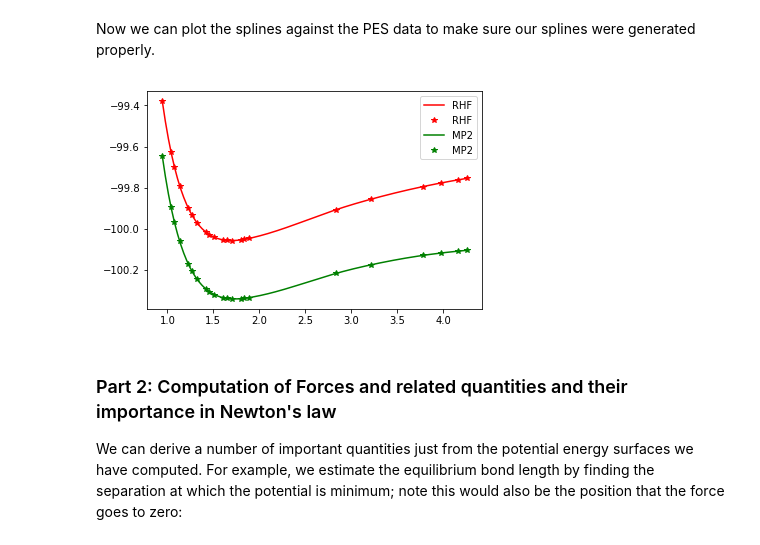
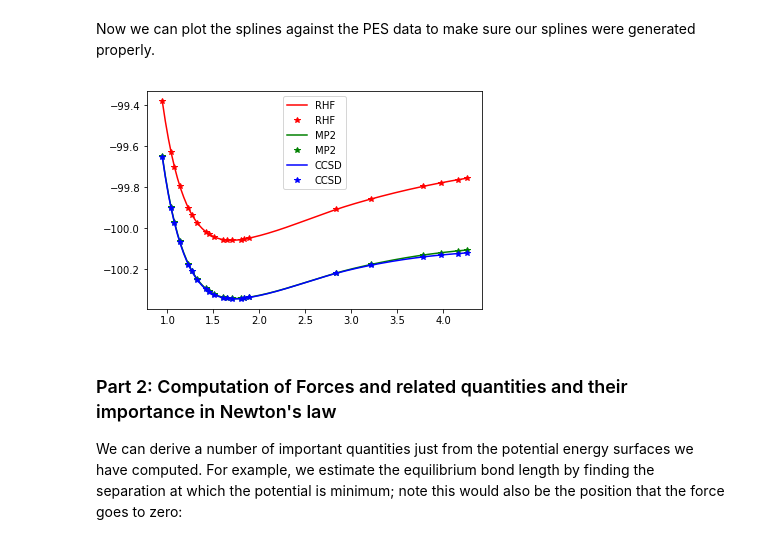
Before and after one commit to valerie-morales/2019FoleyWorkshop, a Jupyter notebook: Ab_Initio_MD_template.ipynb, the cells around one changed output. Saved outputs shown, nothing was run; the diff lists cells and outputs as text; code cells hidden in the pictures.

```diff
--- a/Ab_Initio_MD_template.ipynb
+++ b/Ab_Initio_MD_template.ipynb
@@ -94,9 +87,11 @@ for r in r_array:
     r_array_au.append(r*1.89)
 print(r_array_au)
 ### RHF Spline
-RHF_E_Spline = InterpolatedUnivariateSpline(r_array_au, RHF_E_array_2, k=3)
+RHF_E_Spline = InterpolatedUnivariateSpline(r_array_au, RHF_E_array, k=3)
 ### MP2 Spline
-MP2_E_Spline = InterpolatedUnivariateSpline(r_array_au, MP2_E_array_2, k=3)
+MP2_E_Spline = InterpolatedUnivariateSpline(r_array_au, MP2_E_array, k=3)
+### CCSD Spline
+CCSD_E_Spline = InterpolatedUnivariateSpline(r_array_au, CCSD_E_array, k=3)
 # %% [output]
 [0.945, 1.0395, 1.0773, 1.134, 1.2285, 1.2663, 1.323, 1.4175, 1.4553, 1.512, 1.6064999999999998, 1.6442999999999999, 1.7009999999999998, 1.7954999999999999, 1.8333, 1.89, 2.835, 3.2129999999999996, 3. ...
 # %% [markdown]
@@ -104,25 +99,25 @@ Now we can plot the splines against the PES data to make sure our splines were g
 # %%
 ### form a much finer grid to evaluate spline object at
 r_fine = np.linspace(0.5*1.89,2.25*1.89,200)
 
 ### compute the interpolated/extrapolated values for RHF Energy on this grid
 RHF_E_fine = RHF_E_Spline(r_fine)
 
 ### compute the interpolated/extrapolated values for RHF Energy on this grid
 MP2_E_fine = MP2_E_Spline(r_fine)
 
 ### compute the interpolated/extrapolated values for RHF Energy on this grid
-###CCSD_E_fine = CCSD_E_Spline(r_fine)
+CCSD_E_fine = CCSD_E_Spline(r_fine)
 
 
 ### plot the interpolated data with lines against computed data in *'s
-plt.plot(r_fine, RHF_E_fine, 'red', r_array_au, RHF_E_array_2, 'r*', label='RHF')
-plt.plot(r_fine, MP2_E_fine, 'green', r_array_au, MP2_E_array_2, 'g*', label='MP2')
-###plt.plot(r_fine, CCSD_E_fine, 'blue', r_array_au, CCSD_E_array, 'b*', label='CCSD')
+plt.plot(r_fine, RHF_E_fine, 'red', r_array_au, RHF_E_array, 'r*', label='RHF')
+plt.plot(r_fine, MP2_E_fine, 'green', r_array_au, MP2_E_array, 'g*', label='MP2')
+plt.plot(r_fine, CCSD_E_fine, 'blue', r_array_au, CCSD_E_array, 'b*', label='CCSD')
 plt.legend()
 plt.show()
 # %% [output]
-[figure, old version]
+[figure, new version]
 # %% [markdown]
 ### Part 2:  Computation of Forces and related quantities and their importance in Newton's law
 We can derive a number of important quantities just from the potential energy surfaces we have computed.  For example, we estimate the equilibrium bond length by finding the separation at which the potential is minimum; note this would also be the position that the force goes to zero:
```
Also changed, not shown: parts of 14 cells of this notebook.
